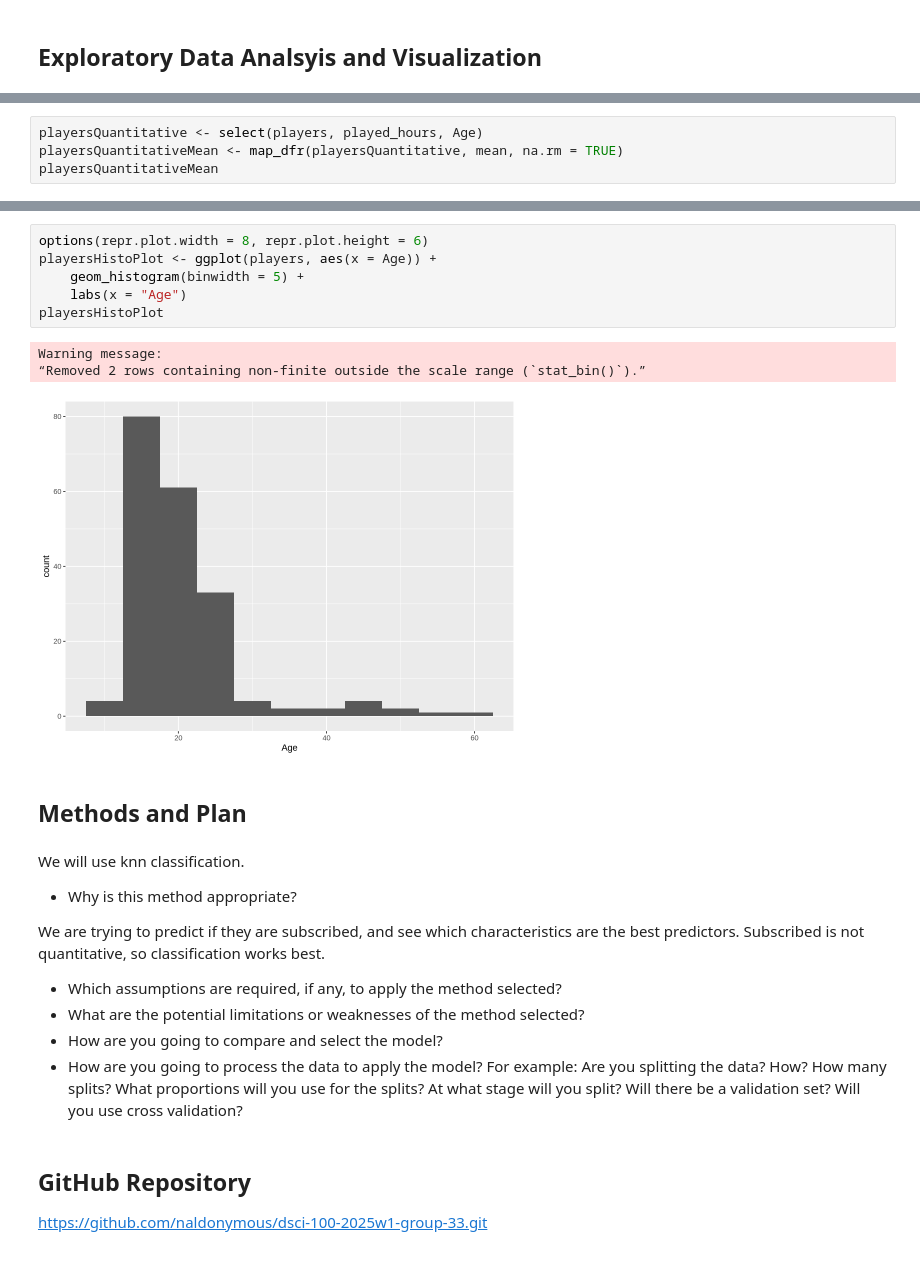
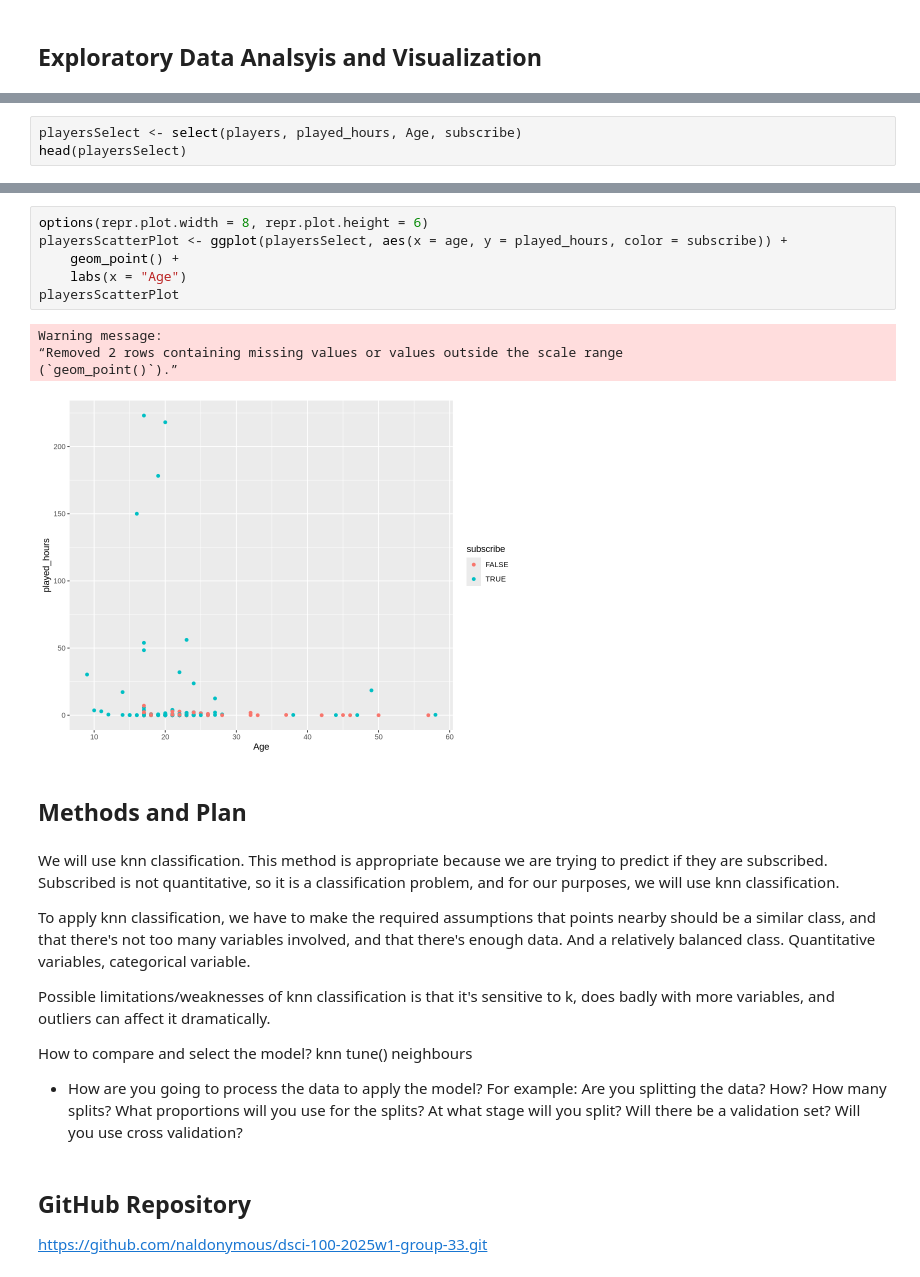
Before and after one commit to naldonymous/dsci-100-2025w1-group-33, a Jupyter notebook: project_009_33_individual.ipynb, the cells around one changed output, grey strips where cells are left out. Saved outputs shown, nothing was run; the diff lists cells and outputs as text.

```diff
--- a/project_009_33_individual.ipynb
+++ b/project_009_33_individual.ipynb
@@ -172,5 +197,4 @@ Can the variables of Age, gender, played_hours, and experience predict whether a
 # %%
-playersQuantitative <- select(players, played_hours, Age)
-playersQuantitativeMean <- map_dfr(playersQuantitative, mean, na.rm = TRUE)
-playersQuantitativeMean
+playersSelect <- select(players, played_hours, Age, subscribe)
+head(playersSelect)
 # %% [output]
@@ -200,25 +266,26 @@ playersBarPlot
 # %%
 options(repr.plot.width = 8, repr.plot.height = 6)
-playersHistoPlot <- ggplot(players, aes(x = Age)) +
-    geom_histogram(binwidth = 5) +
+playersScatterPlot <- ggplot(playersSelect, aes(x = age, y = played_hours, color = subscribe)) +
+    geom_point() +
     labs(x = "Age")
-playersHistoPlot
+playersScatterPlot
 # %% [output]
 Warning message:
-“Removed 2 rows containing non-finite outside the scale range (`stat_bin()`).”
+“Removed 2 rows containing missing values or values outside the scale range
+(`geom_point()`).”
-[figure, old version]
+[figure, new version]
 # %% [markdown]
 ## Methods and Plan
 # %% [markdown]
-We will use knn classification.
+We will use knn classification. This method is appropriate because we are trying to predict if they are subscribed. Subscribed is not quantitative, so it is a classification problem, and for our purposes, we will use knn classification.
 
-- Why is this method appropriate?
+To apply knn classification, we have to make the required assumptions that points nearby should be a similar class, and that there's not too many variables involved, and that there's enough data. And a relatively balanced class. Quantitative variables, categorical variable.
 
-We are trying to predict if they are subscribed, and see which characteristics are the best predictors. Subscribed is not quantitative, so classification works best.
+Possible limitations/weaknesses of knn classification is that it's sensitive to k, does badly with more variables, and outliers can affect it dramatically.
 
-- Which assumptions are required, if any, to apply the method selected?
-- What are the potential limitations or weaknesses of the method selected?
-- How are you going to compare and select the model?
+How to compare and select the model? knn tune() neighbours
+
+
 - How are you going to process the data to apply the model? For example: Are you splitting the data? How? How many splits? What proportions will you use for the splits? At what stage will you split? Will there be a validation set? Will you use cross validation?
 # %% [markdown]
 ## GitHub Repository
```
Also changed, not shown: parts of 16 cells of this notebook.
